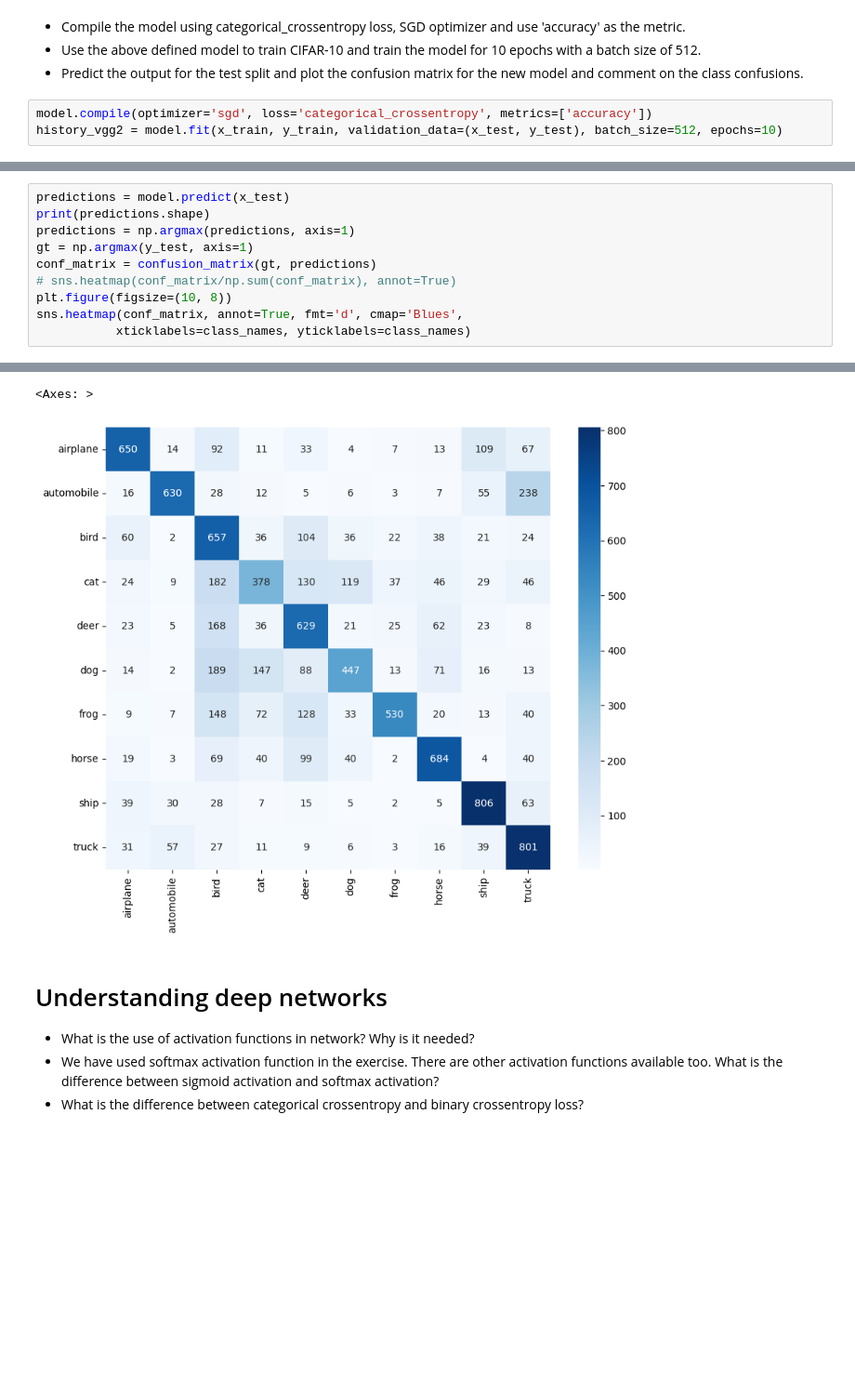
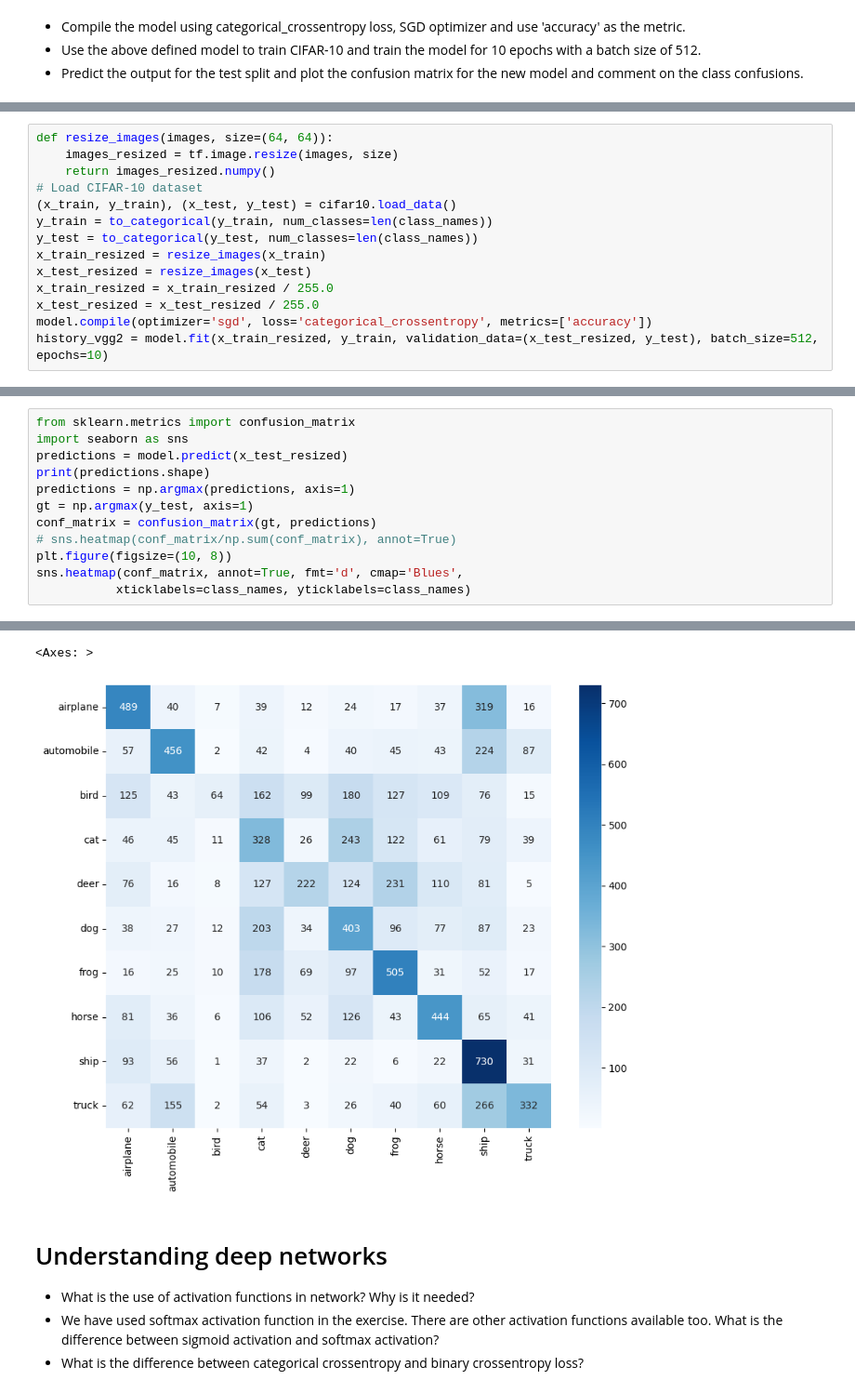
Before and after one commit to kep1n/lab-image-classification-using-convolutional-neural-networks, a Jupyter notebook: main.ipynb, the cells around one changed output, grey strips where cells are left out. Shown at 93% size. Cells and saved outputs as stored; diff of their text form; blank space fills up the shorter version.

Commit message:
Fixed resized 32 to 64 shapes

```diff
--- a/main.ipynb
+++ b/main.ipynb
@@ -356,6 +373,3 @@ model.summary()
 *   Compile the model using categorical_crossentropy loss, SGD optimizer and use 'accuracy' as the metric.
 *   Use the above defined model to train CIFAR-10 and train the model for 10 epochs with a batch size of 512.
 *   Predict the output for the test split and plot the confusion matrix for the new model and comment on the class confusions.
-# %%
-model.compile(optimizer='sgd', loss='categorical_crossentropy', metrics=['accuracy'])
-history_vgg2 = model.fit(x_train, y_train, validation_data=(x_test, y_test), batch_size=512, epochs=10)
@@ -382,0 +376,14 @@ Epoch 10/10
+# %%
+def resize_images(images, size=(64, 64)):
+    images_resized = tf.image.resize(images, size)
+    return images_resized.numpy()
+# Load CIFAR-10 dataset
+(x_train, y_train), (x_test, y_test) = cifar10.load_data()
+y_train = to_categorical(y_train, num_classes=len(class_names))
+y_test = to_categorical(y_test, num_classes=len(class_names))
+x_train_resized = resize_images(x_train)
+x_test_resized = resize_images(x_test)
+x_train_resized = x_train_resized / 255.0
+x_test_resized = x_test_resized / 255.0
+model.compile(optimizer='sgd', loss='categorical_crossentropy', metrics=['accuracy'])
+history_vgg2 = model.fit(x_train_resized, y_train, validation_data=(x_test_resized, y_test), batch_size=512, epochs=10)
@@ -383,5 +411,7 @@ Epoch 10/10
 # %%
-predictions = model.predict(x_test)
+from sklearn.metrics import confusion_matrix
+import seaborn as sns
+predictions = model.predict(x_test_resized)
 print(predictions.shape)
 predictions = np.argmax(predictions, axis=1)
 gt = np.argmax(y_test, axis=1)
@@ -395,6 +425,6 @@ sns.heatmap(conf_matrix, annot=True, fmt='d', cmap='Blues',
 (10000, 10)
 <Axes: >
-[figure, old version]
+[figure, new version]
 # %% [markdown]
 # Understanding deep networks
 
```
Also changed, not shown: parts of 7 cells of this notebook.
